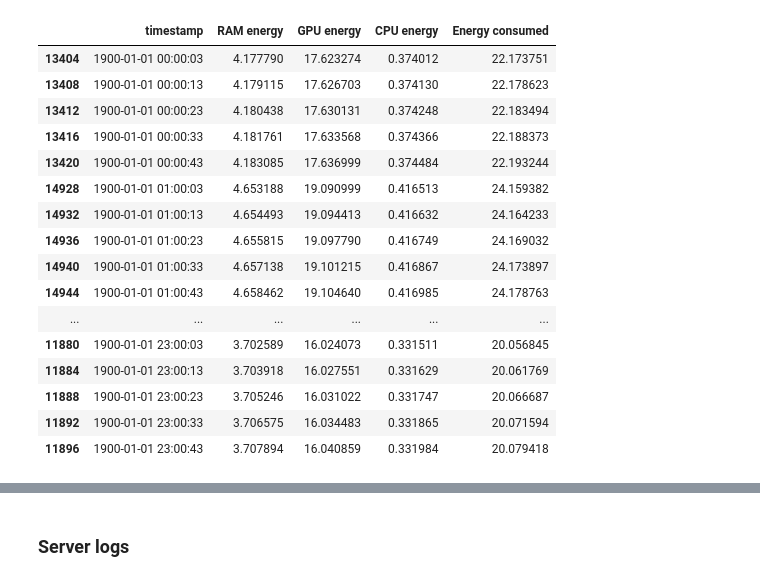
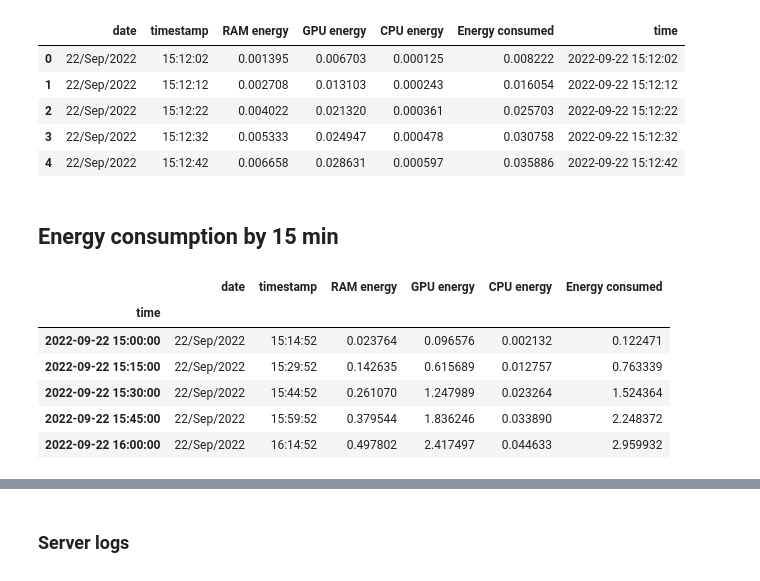
Before and after one commit to bigscience-workshop/carbon-footprint, a Jupyter notebook: bloom_api_carbon.ipynb, the cells around one changed output, grey strips where cells are left out. Saved outputs shown, nothing was run; the diff lists cells and outputs as text; code cells hidden in the pictures.

```diff
--- a/bloom_api_carbon.ipynb
+++ b/bloom_api_carbon.ipynb
@@ -45,5 +86,2 @@ carbondf.shape
-# %%
-carbondf['timestamp'] = pd.to_datetime(carbondf['timestamp'], format= "%H:%M:%S")
-#.dt.time
 # %%
-carbondf.shape
+carbondf["Energy consumed"] = pd.to_numeric(carbondf["Energy consumed"])
@@ -61,22 +113,26 @@ carbondf.head()
+# %%
+carbondf['time'] = carbondf['date'] + ' ' + carbondf['timestamp'].astype(str)
+# %%
+carbondf['time'] = pd.to_datetime(carbondf['time'] , format= "%d/%b/%Y %H:%M:%S")
+# %%
+carbondf.head()
+# %% [output]
+|  | date | timestamp | RAM energy | GPU energy | CPU energy | Energy consumed | time |
+| 0 | 22/Sep/2022 | 15:12:02 | 0.001395 | 0.006703 | 0.000125 | 0.008222 | 2022-09-22 15:12:02 |
+| 1 | 22/Sep/2022 | 15:12:12 | 0.002708 | 0.013103 | 0.000243 | 0.016054 | 2022-09-22 15:12:12 |
+| 2 | 22/Sep/2022 | 15:12:22 | 0.004022 | 0.021320 | 0.000361 | 0.025703 | 2022-09-22 15:12:22 |
+| 3 | 22/Sep/2022 | 15:12:32 | 0.005333 | 0.024947 | 0.000478 | 0.030758 | 2022-09-22 15:12:32 |
+| 4 | 22/Sep/2022 | 15:12:42 | 0.006658 | 0.028631 | 0.000597 | 0.035886 | 2022-09-22 15:12:42 |
+# %% [markdown]
+## Energy consumption by 15 min
 # %%
-#this isn't working!
-carbonhourdf = carbondf.groupby(pd.Grouper(key = 'timestamp', freq='60min'))
+carbonhourdf = carbondf.groupby(pd.Grouper(key = 'time', freq='15min')).last()
 carbonhourdf.head()
 # %% [output]
-|  | timestamp | RAM energy | GPU energy | CPU energy | Energy consumed |
-| 13404 | 1900-01-01 00:00:03 | 4.177790 | 17.623274 | 0.374012 | 22.173751 |
-| 13408 | 1900-01-01 00:00:13 | 4.179115 | 17.626703 | 0.374130 | 22.178623 |
-| 13412 | 1900-01-01 00:00:23 | 4.180438 | 17.630131 | 0.374248 | 22.183494 |
-| 13416 | 1900-01-01 00:00:33 | 4.181761 | 17.633568 | 0.374366 | 22.188373 |
-| 13420 | 1900-01-01 00:00:43 | 4.183085 | 17.636999 | 0.374484 | 22.193244 |
-| 14928 | 1900-01-01 01:00:03 | 4.653188 | 19.090999 | 0.416513 | 24.159382 |
-| 14932 | 1900-01-01 01:00:13 | 4.654493 | 19.094413 | 0.416632 | 24.164233 |
-| 14936 | 1900-01-01 01:00:23 | 4.655815 | 19.097790 | 0.416749 | 24.169032 |
-| 14940 | 1900-01-01 01:00:33 | 4.657138 | 19.101215 | 0.416867 | 24.173897 |
-| 14944 | 1900-01-01 01:00:43 | 4.658462 | 19.104640 | 0.416985 | 24.178763 |
-| ... | ... | ... | ... | ... | ... |
-| 11880 | 1900-01-01 23:00:03 | 3.702589 | 16.024073 | 0.331511 | 20.056845 |
-| 11884 | 1900-01-01 23:00:13 | 3.703918 | 16.027551 | 0.331629 | 20.061769 |
-| 11888 | 1900-01-01 23:00:23 | 3.705246 | 16.031022 | 0.331747 | 20.066687 |
-| 11892 | 1900-01-01 23:00:33 | 3.706575 | 16.034483 | 0.331865 | 20.071594 |
-| 11896 | 1900-01-01 23:00:43 | 3.707894 | 16.040859 | 0.331984 | 20.079418 |
+|  | date | timestamp | RAM energy | GPU energy | CPU energy | Energy consumed |
+| time |  |  |  |  |  |  |
+| 2022-09-22 15:00:00 | 22/Sep/2022 | 15:14:52 | 0.023764 | 0.096576 | 0.002132 | 0.122471 |
+| 2022-09-22 15:15:00 | 22/Sep/2022 | 15:29:52 | 0.142635 | 0.615689 | 0.012757 | 0.763339 |
+| 2022-09-22 15:30:00 | 22/Sep/2022 | 15:44:52 | 0.261070 | 1.247989 | 0.023264 | 1.524364 |
+| 2022-09-22 15:45:00 | 22/Sep/2022 | 15:59:52 | 0.379544 | 1.836246 | 0.033890 | 2.248372 |
+| 2022-09-22 16:00:00 | 22/Sep/2022 | 16:14:52 | 0.497802 | 2.417497 | 0.044633 | 2.959932 |
```
Also changed, not shown: parts of 35 cells of this notebook, 3 other files.
